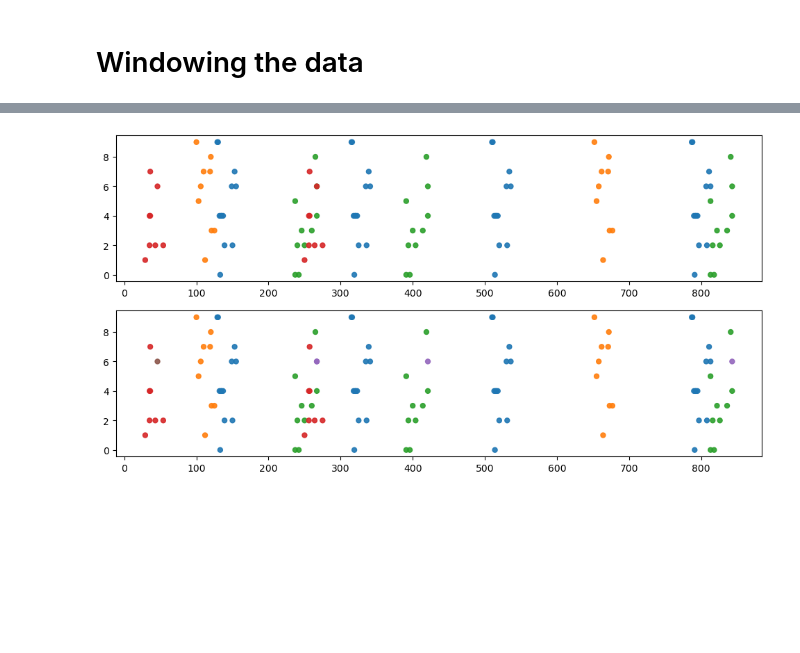
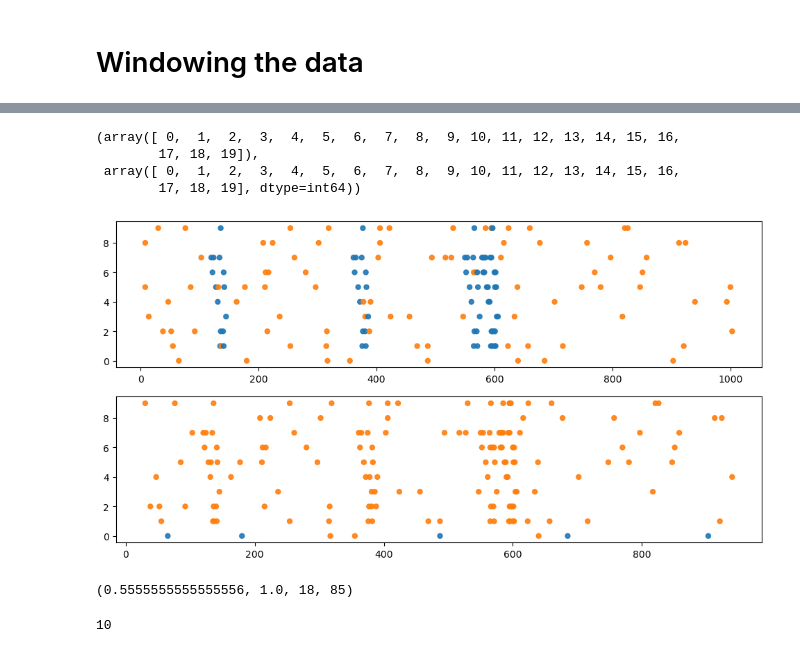
Before and after one commit to CosmicSurgery/thesis_notebooks, a Jupyter notebook: 2023.07.23 - Unsupervised Learning/2023.07.30 - Making the pipeline.ipynb, the cells around one changed output, grey strips where cells are left out. Cells and saved outputs as stored; diff of their text form; code cells hidden in the pictures; blank space fills up the shorter version.

```diff
--- a/2023.07.23 - Unsupervised Learning/2023.07.30 - Making the pipeline.ipynb
+++ b/2023.07.23 - Unsupervised Learning/2023.07.30 - Making the pipeline.ipynb
@@ -10,16 +10,16 @@ np.set_printoptions(threshold=sys.maxsize)
 # %%
 disp_figs = True
 # %%
-M = 4 # Number of Spiking motifs
+M = 1 # Number of Spiking motifs
 N = 10 # Number of input neurons
 D = 31 # temporal depth of receptive field
 T = 1000
 dt = 1
 nrn_fr = 40 # hz
-pg_fr = 4 # hz
-background_noise_fr = 0 # h
+pg_fr = 6 # hz
+background_noise_fr = 10 # h
 
-np.random.seed(40)
+np.random.seed(41)
 # %%
 # for matplotlib
 colors = np.array(['#1f77b4', '#ff7f0e', '#2ca02c', '#d62728', '#9467bd', '#8c564b', '#e377c2', '#7f7f7f', '#bcbd22', '#17becf'])
@@ -99,7 +99,7 @@ for j in range(M):
         test[i,j] = np.sum(K_dense[...,j]*A_dense[:,i:i+D])
     test[:,j] = test[:,j]/np.max(test[:,j])
 plt.figure(figsize=(12,3))
-i = 3
+i = 0
 plt.plot(test[:,i],color=colors[i],alpha=0.5)
 # %% [output]
 [<matplotlib.lines.Line2D at 0x...>]
@@ -162,11 +178,11 @@ plt.show()
 time_differences = []
 cluster_sq = {}
 for cluster in np.unique(clusters):
-    time_differences.append(list(np.diff(A_sparse[1][clusters == cluster])))
-    if str(list(np.diff(A_sparse[1][clusters == cluster]))) in cluster_sq.keys():
-        cluster_sq[str(list(np.diff(A_sparse[1][clusters == cluster])))] = cluster_sq[str(list(np.diff(A_sparse[1][clusters == cluster])))] + [cluster]
+    time_differences.append(list(np.diff(A_sparse[1][valid_spikes][clusters == cluster])))
+    if str(list(np.diff(A_sparse[1][valid_spikes][clusters == cluster]))) in cluster_sq.keys():
+        cluster_sq[str(list(np.diff(A_sparse[1][valid_spikes][clusters == cluster])))] = cluster_sq[str(list(np.diff(A_sparse[1][valid_spikes][clusters == cluster])))] + [cluster]
     else:
-        cluster_sq[str(list(np.diff(A_sparse[1][clusters == cluster])))] = [cluster]
+        cluster_sq[str(list(np.diff(A_sparse[1][valid_spikes][clusters == cluster])))] = [cluster]
 
 new_labels = clusters.copy()
 for l, key in enumerate(cluster_sq.keys()):
@@ -179,7 +195,7 @@ from scipy.optimize import linear_sum_assignment
 # Given arrays
 labels_array_1 = new_labels.copy()
 
-labels_array_2 = A_sparse[2].copy()
+labels_array_2 = A_sparse[2][valid_spikes].copy()
 
 for l in np.unique(labels_array_1):
     if l not in labels_array_2:
@@ -207,4 +223,9 @@ mapping_dict = {unique_labels_1[i]: unique_labels_2[j] for i, j in zip(row_indic
 mapped_labels = np.array([mapping_dict[label] for label in labels_array_1])
 
 print(mapped_labels)
+print(A_sparse[2])
+print(new_labels)
+scat_colors = mapped_labels.copy()
+scat_colors[scat_colors >= M] = M
+scat_colors
 # %% [output]
@@ -224,8 +282,33 @@ array([0, 2, 2, 0, 2, 2, 0, 0, 2, 2, 3, 1, 3, 1, 3, 3, 3, 0, 0, 2, 2, 3,
+# %%
+unique_labels_1, unique_labels_2
+# %% [output]
+(array([ 0,  1,  2,  3,  4,  5,  6,  7,  8,  9, 10, 11, 12, 13, 14, 15, 16,
+        17, 18, 19]),
+ array([ 0,  1,  2,  3,  4,  5,  6,  7,  8,  9, 10, 11, 12, 13, 14, 15, 16,
+        17, 18, 19], dtype=int64))
 # %%
 %matplotlib inline
 fig,ax = plt.subplot_mosaic('A;B',figsize=(12,6))
 ax['A'].scatter(A_sparse[1],A_sparse[0],c=colors[A_sparse[2]],alpha=0.9,s=100,marker='.')
-ax['B'].scatter(A_sparse[1],A_sparse[0],c=colors[mapped_labels],alpha=0.9,s=100,marker='.')
+ax['B'].scatter(A_sparse[1][valid_spikes],A_sparse[0][valid_spikes],c=colors[scat_colors],alpha=0.9,s=100,marker='.')
 plt.show()
 # %% [output]
-[figure, old version]
+[figure, new version]
+# %%
+TP = 0
+TN = 0
+total_TP = 0
+total_TN = 0
+for m in range(M):
+    TP += np.sum(((A_sparse[2][valid_spikes]==m) & (mapped_labels==m)) == True)
+    TN += np.sum(((A_sparse[2][valid_spikes]!=m) & (mapped_labels!=m)) == True)
+    total_TP += np.sum(A_sparse[2][valid_spikes]==m)
+    total_TN += np.sum(A_sparse[2][valid_spikes]!=m)
+
+TP/total_TP, TN/total_TN, total_TP,total_TN
+# %% [output]
+(0.5555555555555556, 1.0, 18, 85)
+# %%
+np.sum(((A_sparse[2][valid_spikes]==m) & (mapped_labels==m)) == True)
+# %% [output]
+10
```
Also changed, not shown: parts of 21 cells of this notebook.
